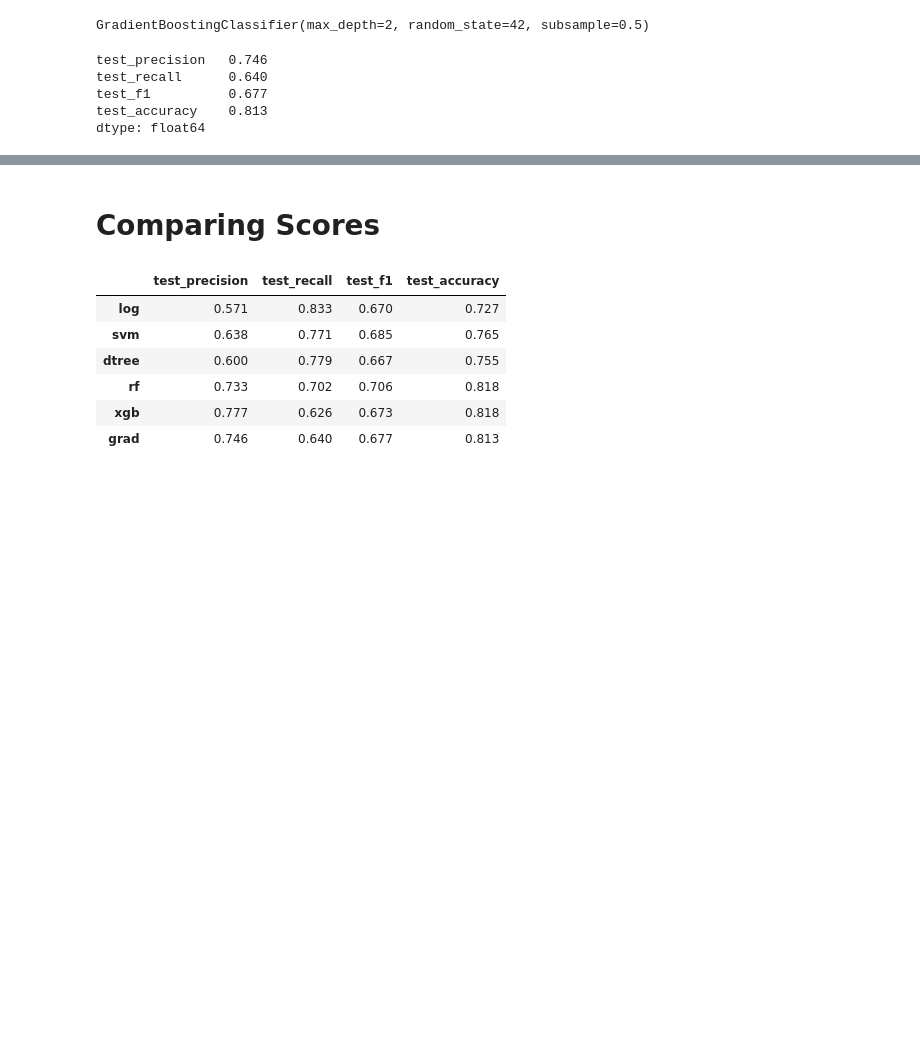
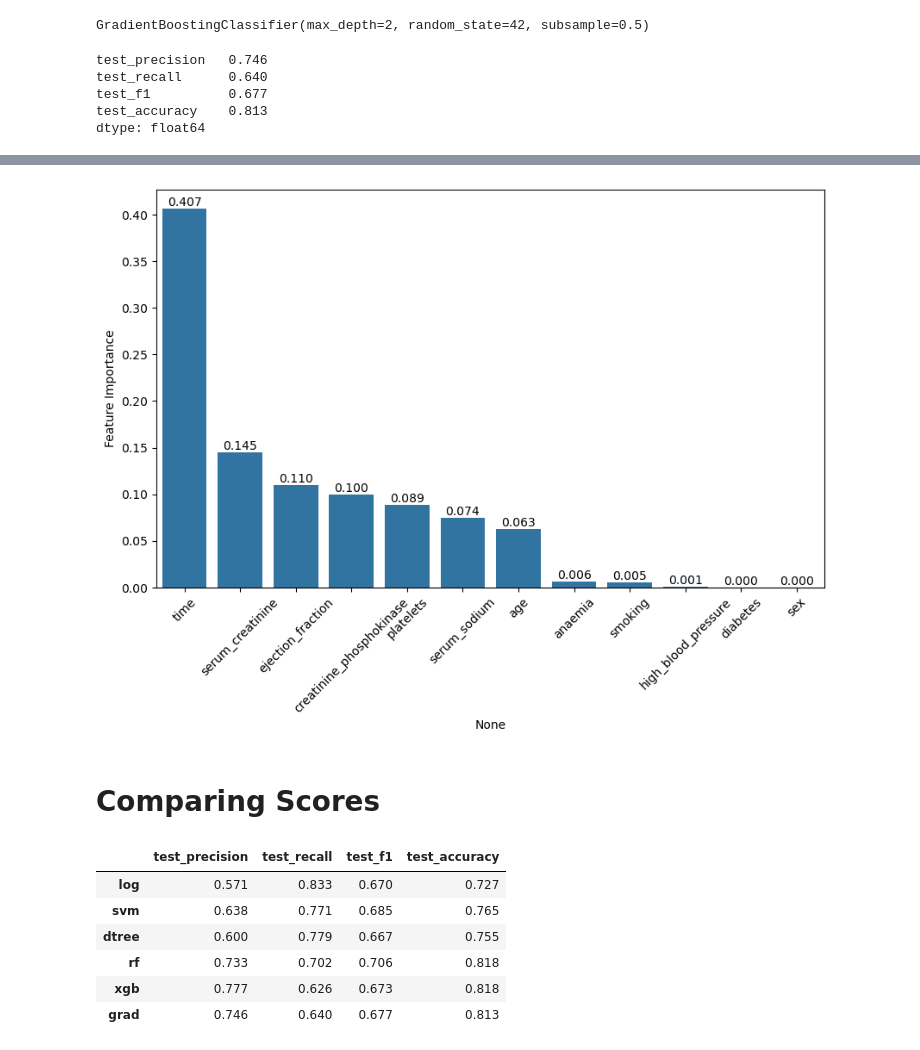
Before and after one commit to Enejan-H/Machine-Learning-Projects, a Jupyter notebook: Extra_Heart Failure Clinical Records/Bitirme projesi/Heart failure clinical recordss.ipynb, the cells around one changed output, grey strips where cells are left out. Drawn from its saved outputs; the diff is of its cells as text; code cells hidden in the pictures; blank space fills up the shorter version.

```diff
--- a/Extra_Heart Failure Clinical Records/Bitirme projesi/Heart failure clinical recordss.ipynb
+++ b/Extra_Heart Failure Clinical Records/Bitirme projesi/Heart failure clinical recordss.ipynb
@@ -1187,7 +1288,7 @@ GradientBoostingClassifier(max_depth=2, random_state=42, subsample=0.5)
 # %%
 from sklearn.model_selection import cross_validate
 
-model = GradientBoostingClassifier(max_depth=2, random_state=42, subsample=0.5)
+grad_model = GradientBoostingClassifier(max_depth=2, random_state=42, subsample=0.5)
 
 scores = cross_validate(model, X_train_scaled, y_train, scoring = ["precision",
                                                                    "recall",
@@ -1202,3 +1303,8 @@ test_recall      0.640
 test_f1          0.677
 test_accuracy    0.813
 dtype: float64
+# %%
+grad_model.fit(X_train_scaled, y_train)
+feats = pd.DataFrame(index=X.columns, data= grad_model.feature_importances_, columns=['GRAD_importance'])
+GRAD_imp_feats = feats.sort_values("GRAD_importance", ascending = False)
+GRAD_imp_feats
@@ -1205,3 +1325,15 @@ dtype: float64
+# %%
+df_fi = pd.DataFrame(data = grad_model.feature_importances_, index =X.columns,
+                              columns = ["Feature Importance"])
+
+df_fi = df_fi.sort_values("Feature Importance", ascending = False)
+
+ax =sns.barplot(x = df_fi.index, y = 'Feature Importance', data = df_fi)
+ax.bar_label(ax.containers[0],fmt="%.3f");
+plt.xticks(rotation = 45)
+plt.show();
+# %% [output]
+[figure, added]
 # %% [markdown]
 # Comparing Scores
 # %%
```
Also changed, not shown: parts of 20 cells of this notebook, 3 other files.
